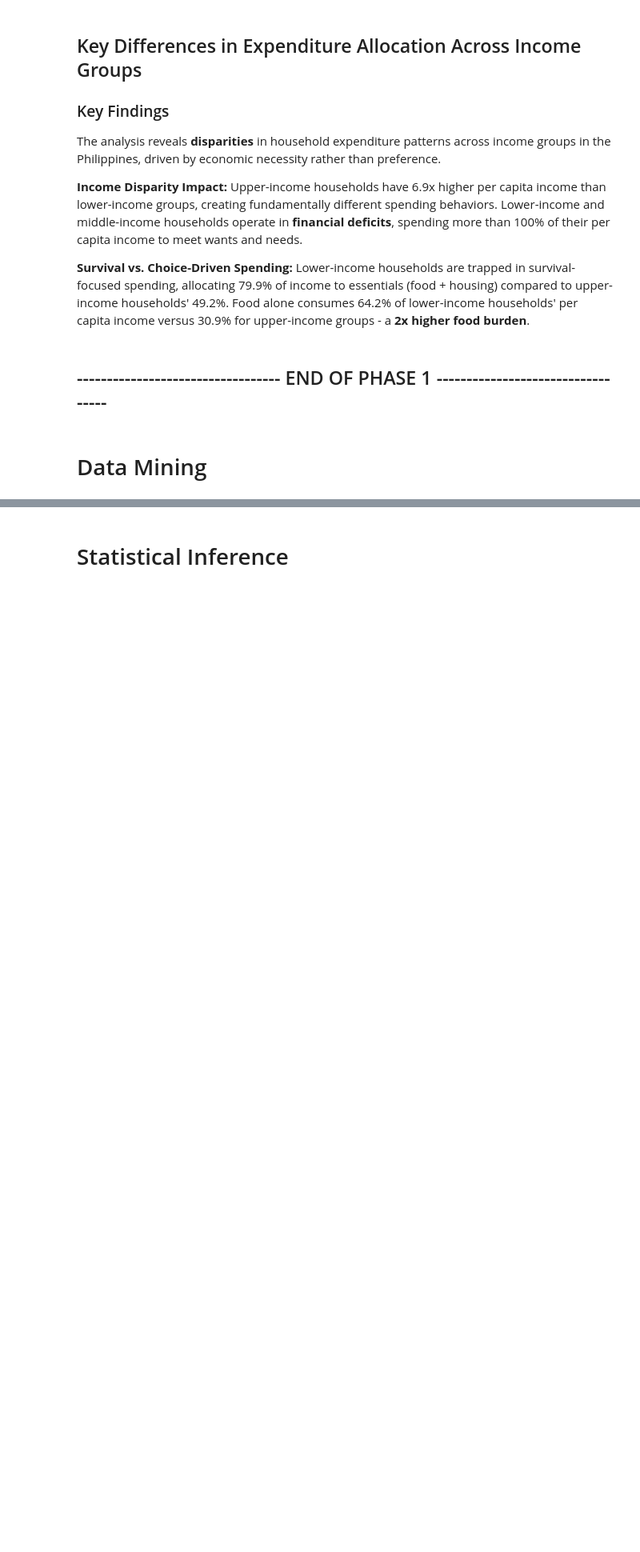
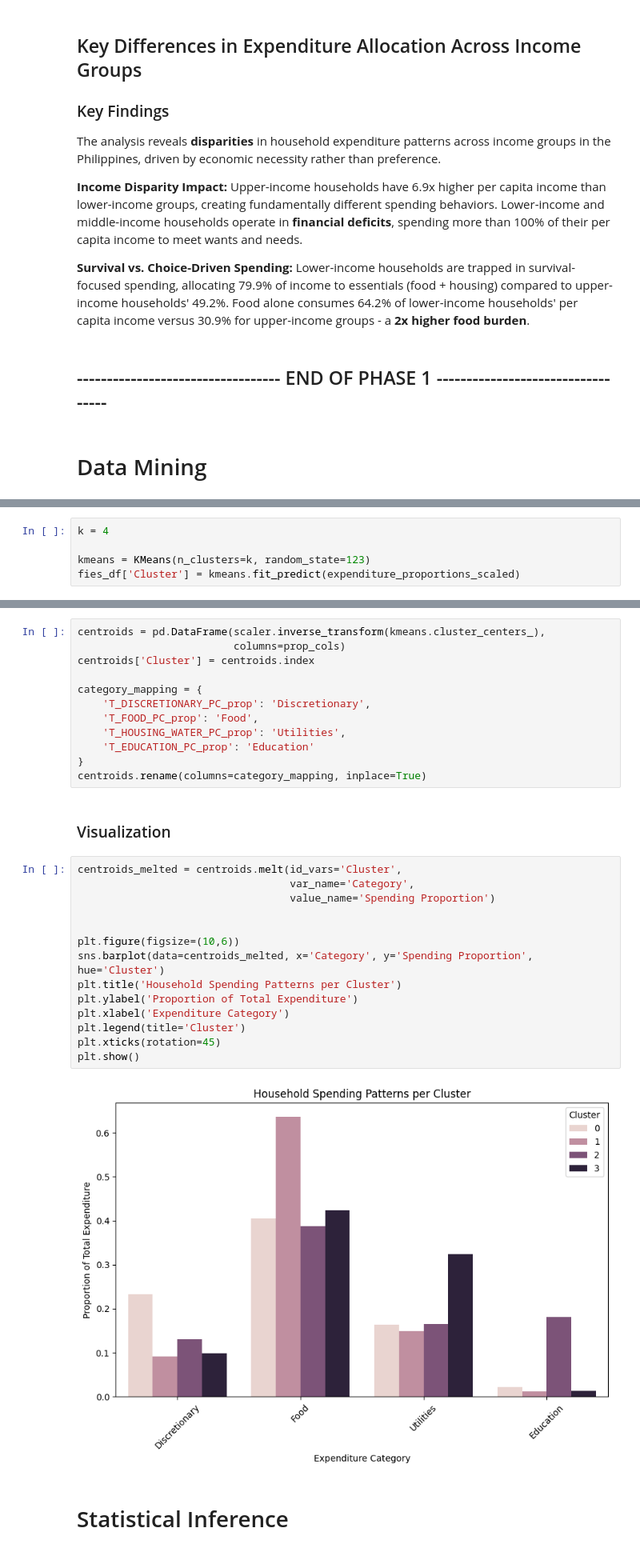
Before and after one commit to marxandreadiane/CSMODEL-MCO1, a Jupyter notebook: CSMODEL-MCO1.ipynb, the cells around one changed output, grey strips where cells are left out. Shown: that part at 80% size. Saved outputs shown, nothing was run; the diff lists cells and outputs as text; blank space fills up the shorter version.

```diff
--- a/CSMODEL-MCO1.ipynb
+++ b/CSMODEL-MCO1.ipynb
@@ -902,0 +944,5 @@ The analysis reveals **disparities** in household expenditure patterns across in
+# %%
+k = 4
+
+kmeans = KMeans(n_clusters=k, random_state=123)
+fies_df['Cluster'] = kmeans.fit_predict(expenditure_proportions_scaled)
@@ -903,3 +951,33 @@ The analysis reveals **disparities** in household expenditure patterns across in
+# %%
+centroids = pd.DataFrame(scaler.inverse_transform(kmeans.cluster_centers_),
+                         columns=prop_cols)
+centroids['Cluster'] = centroids.index
+
+category_mapping = {
+    'T_DISCRETIONARY_PC_prop': 'Discretionary',
+    'T_FOOD_PC_prop': 'Food',
+    'T_HOUSING_WATER_PC_prop': 'Utilities',
+    'T_EDUCATION_PC_prop': 'Education'
+}
+centroids.rename(columns=category_mapping, inplace=True)
+# %% [markdown]
+### Visualization
+# %%
+centroids_melted = centroids.melt(id_vars='Cluster',
+                                  var_name='Category',
+                                  value_name='Spending Proportion')
+
+
+plt.figure(figsize=(10,6))
+sns.barplot(data=centroids_melted, x='Category', y='Spending Proportion', hue='Cluster')
+plt.title('Household Spending Patterns per Cluster')
+plt.ylabel('Proportion of Total Expenditure')
+plt.xlabel('Expenditure Category')
+plt.legend(title='Cluster')
+plt.xticks(rotation=45)
+plt.show()
+# %% [output]
+[figure, added]
 # %% [markdown]
 # Statistical Inference
 # %% [markdown]
```
Also changed, not shown: parts of 22 cells of this notebook.
